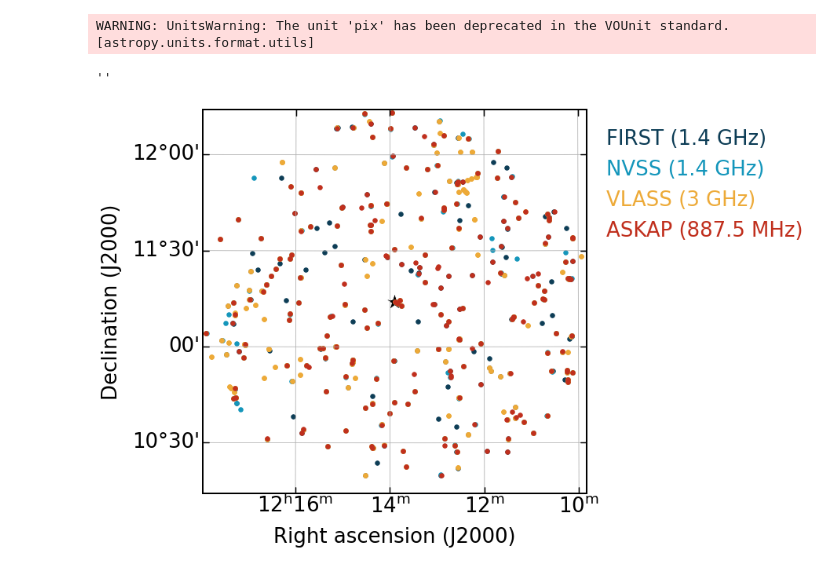
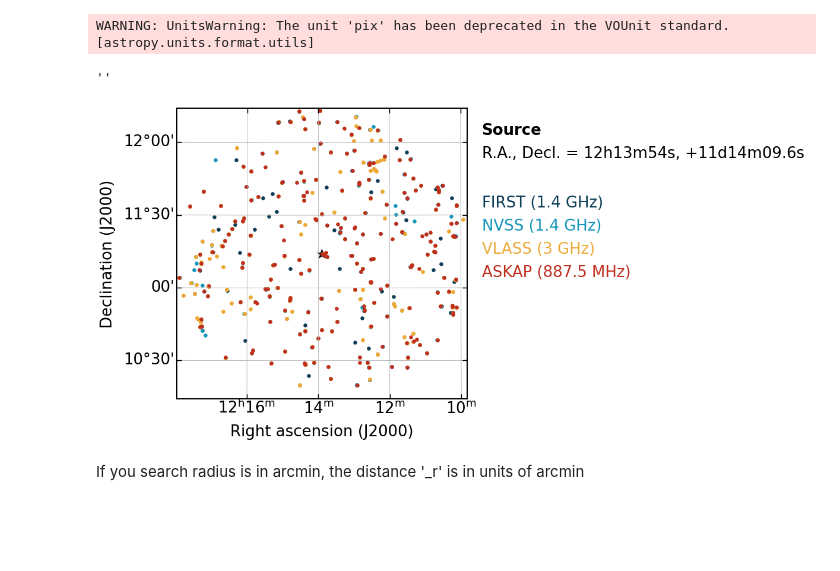
Before and after one commit to steveschulze/radio_sources, a Jupyter notebook: radio_sources.ipynb, the cells around one changed output. Saved outputs shown, nothing was run; the diff lists cells and outputs as text; code cells hidden in the pictures; blank space fills up the shorter version.

```diff
--- a/radio_sources.ipynb
+++ b/radio_sources.ipynb
@@ -116,10 +116,11 @@ WARNING: UnitsWarning: The unit 'pix' has been deprecated in the VOUnit standard
 # %%
 # Plot results
 # %%
-color_first = vigit_color_1
-color_nvss  = vigit_color_4
-color_vlass = vigit_color_8
-color_askap = vigit_color_12
+color_source = 'black'
+color_first  = vigit_color_1
+color_nvss   = vigit_color_4
+color_vlass  = vigit_color_8
+color_askap  = vigit_color_12
 
 plt.figure(figsize=(9, 9))
 
@@ -127,7 +128,7 @@ ax = plt.axes(projection='astro zoom',
               center=coordinates, radius=radius)#, rotate='20 deg')
 
 ax.scatter(coordinates.ra.deg, coordinates.dec.deg, transform=ax.get_transform('fk5'),
-                    s=500, marker='*', facecolor='black', edgecolor='white', zorder=0)
+                    s=500, marker='*', facecolor=color_source, edgecolor='white', zorder=0)
 
 if result_first is not None:
     for ii in range(len(result_first)):
@@ -140,40 +141,49 @@ if result_nvss is not None:
         _coordinates = coord.SkyCoord(result_nvss['RAJ2000'][ii].replace(' ', ':'), result_nvss['DEJ2000'][ii].replace(' ', ':'), unit=(u.hour, u.deg))
         ax.scatter(_coordinates.ra.deg, _coordinates.dec.deg, transform=ax.get_transform('fk5'),
                     s=30, marker='o', facecolor=color_nvss)
 
 if result_vlass is not None:
     for ii in range(len(result_vlass)):
         ax.scatter(result_vlass['RAJ2000'][ii], result_vlass['DEJ2000'][ii], transform=ax.get_transform('fk5'),
                     s=30, marker='o', facecolor=color_vlass)
 
 if result_vlass is not None:
     for ii in range(len(result_vlass)):
         ax.scatter(result_vlass['RAJ2000'][ii], result_vlass['DEJ2000'][ii], transform=ax.get_transform('fk5'),
                     s=30, marker='o', facecolor=color_vlass)
 
 if result_askap is not None:
     for ii in range(len(result_askap)):
         ax.scatter(result_askap['ra'][ii], result_askap['dec'][ii], transform=ax.get_transform('fk5'),
                     s=30, marker='o', facecolor=color_askap)
 
 
 # Prettify
 
 ax.grid()
 
 ax.set_xlabel('Right ascension (J2000)')
 ax.set_ylabel('Declination (J2000)')
 
-plt.text(right + 0.05, top-0.05, 'FIRST (1.4 GHz)',   transform=ax.transAxes, ha='left', va='top', fontsize=label_size, color=color_first)
-plt.text(right + 0.05, top-0.13, 'NVSS (1.4 GHz)',    transform=ax.transAxes, ha='left', va='top', fontsize=label_size, color=color_nvss)
-plt.text(right + 0.05, top-0.21, 'VLASS (3 GHz)',     transform=ax.transAxes, ha='left', va='top', fontsize=label_size, color=color_vlass)
-plt.text(right + 0.05, top-0.29, 'ASKAP (887.5 MHz)', transform=ax.transAxes, ha='left', va='top', fontsize=label_size, color=color_askap)
+text_kwargs = {'ha': 'left', 'va': 'top', 'fontsize':label_size, 'transform':ax.transAxes}
+
+_coordinates = coordinates.to_string('hmsdms')
+label = 'R.A., Decl. = {ra}, {dec}'.format(ra=_coordinates.split(' ')[0], dec=_coordinates.split(' ')[1])
+
+plt.text(right + 0.05, top-0.05, 'Source',            color='black', fontweight='bold', **text_kwargs)
+plt.text(right + 0.05, top-0.13, label,               color='black', **text_kwargs)
+plt.text(right + 0.05, top-0.30, 'FIRST (1.4 GHz)',   color=color_first, **text_kwargs)
+plt.text(right + 0.05, top-0.38, 'NVSS (1.4 GHz)',    color=color_nvss , **text_kwargs)
+plt.text(right + 0.05, top-0.46, 'VLASS (3 GHz)',     color=color_vlass, **text_kwargs)
+plt.text(right + 0.05, top-0.54, 'ASKAP (887.5 MHz)', color=color_askap, **text_kwargs)
 ;
 # %% [output]
 ''
-[figure, old version]
+[figure, new version]
 # %%
 # Show query outputs
+# %% [markdown]
+If you search radius is in arcmin, the distance '_r' is in units of arcmin
 # %%
 result_first
 # %% [output]
```
Also changed, not shown: parts of 6 cells of this notebook.
